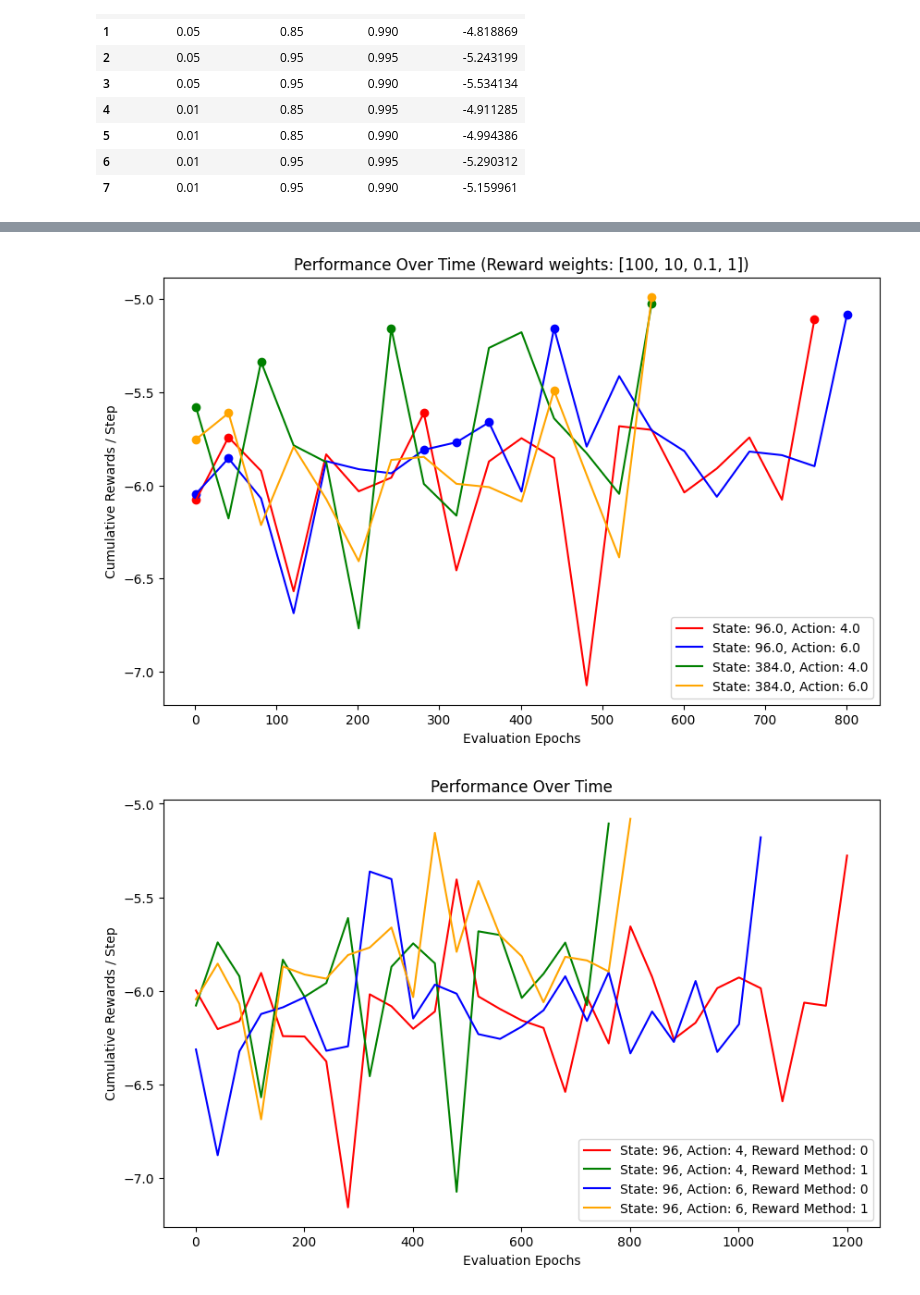
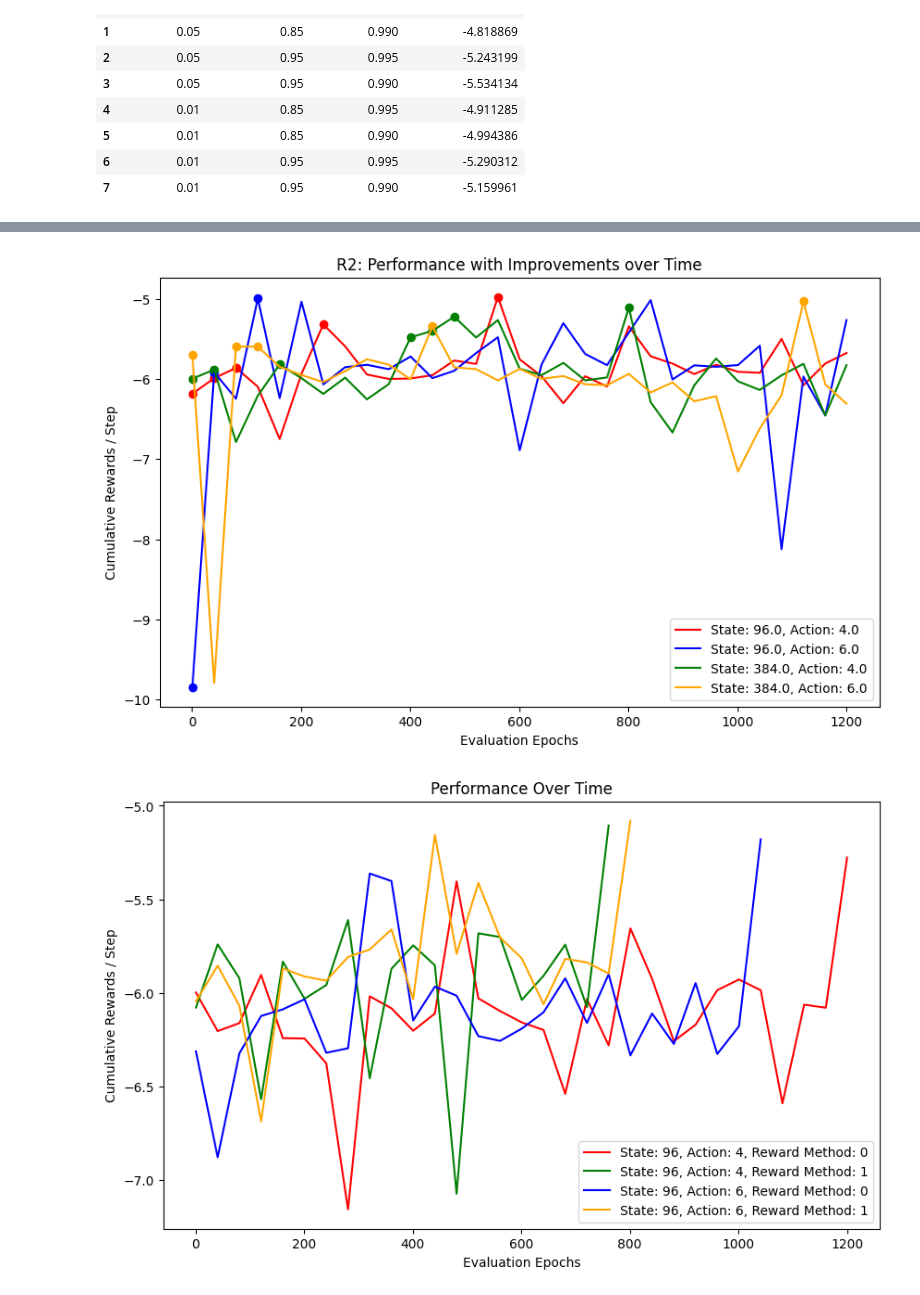
Before and after one commit to shayanshafquat/Group-A9, a Jupyter notebook: results.ipynb, the cells around one changed output, grey strips where cells are left out. Saved outputs shown, nothing was run; the diff lists cells and outputs as text; code cells hidden in the pictures.

Commit message:
results notebook changes

```diff
--- a/results.ipynb
+++ b/results.ipynb
@@ -245,7 +245,7 @@ for action_size in action_sizes:
             cumulative_rewards = data[:, 1]
 
             # Plotting
-            plt.plot(epochs, cumulative_rewards, color=colors[(action_size, r)], label=f"Action: {action_size}, Reward Method: {r}")
+            plt.plot(epochs, cumulative_rewards, color=colors[(action_size, r)], label=f"R{r}: Action size:{action_size}")
 
             # Track and mark improvements, skip the first improvement
             best_so_far = float('-inf')
@@ -309,6 +309,7 @@ import numpy as np
 import pandas as pd
 
 # Assuming best_hyperparams is already defined and loaded
+
 # Define colors for each state-action pair
 colors = {
     (96, 4): 'red',
@@ -322,48 +323,43 @@ reward_methods = [1]
 
 for r in reward_methods:
     plt.figure(figsize=(10, 6))
 
-    # Filter for reward method 0
-    best_hyperparams_reward_0 = best_hyperparams[best_hyperparams['reward_method'] == 1]
+    # Filter for reward method 1 (assuming there was a typo in the comment)
+    best_hyperparams_filtered = best_hyperparams[best_hyperparams['reward_method'] == r]
 
-    for index, row in best_hyperparams_reward_0.iterrows():
+    for index, row in best_hyperparams_filtered.iterrows():
         state_size = row['state_size']
         action_size = row['action_size']
         lr = row['learning_rate']
         df = row['discount_factor']
         ed = row['epsilon_decay']
         best_performance = row['cumulative_rewards_per_step']
 
         # Construct the file name and load the data
-        file_name = f"./Results/q-learning/lr{lr}_df{df}_ed{ed}_{int(state_size)}_{int(action_size)}_1.npy"
+        file_name = f"./Results/q-learning/lr{lr}_df{df}_ed{ed}_{int(state_size)}_{int(action_size)}_{r}.npy"
         data = np.load(file_name)
 
         # Extract epochs and cumulative rewards
         epochs = data[:, 0]
         cumulative_rewards = data[:, 1]
 
-        # Find the epoch where the best performance is first achieved or exceeded
-        target_epoch_index = np.argmax(cumulative_rewards >= best_performance)
-        if cumulative_rewards[target_epoch_index] < best_performance:
-            target_epoch_index = len(epochs) - 1  # Use the full range if the target is not reached
+        # Plot the entire epoch range
+        plt.plot(epochs, cumulative_rewards, color=colors[(state_size, action_size)], label=f"State: {state_size}, Action: {action_size}")
 
-        # Plotting only up to the target_epoch_index
-        plt.plot(epochs[:target_epoch_index + 1], cumulative_rewards[:target_epoch_index + 1], color=colors[(state_size, action_size)], label=f"State: {state_size}, Action: {action_size}")
-
-        # Mark improvements
+        # Mark improvements throughout the entire range
         last_best_performance = float('-inf')
-        for epoch, reward in zip(epochs[:target_epoch_index + 1], cumulative_rewards[:target_epoch_index + 1]):
+        for epoch, reward in zip(epochs, cumulative_rewards):
             if reward > last_best_performance:
                 plt.scatter(epoch, reward, color=colors[(state_size, action_size)], marker='o')
                 last_best_performance = reward
 
     plt.xlabel("Evaluation Epochs")
     plt.ylabel("Cumulative Rewards / Step")
-    plt.title(f"Performance Over Time (Reward weights: [100, 10, 0.1, 1])")
+    plt.title(f"R{r+1}: Performance with Improvements over Time")
     plt.legend()
     plt.show()
 # %% [output]
-[figure, old version]
+[figure, new version]
 # %%
 import matplotlib.pyplot as plt
 import numpy as np
```
Also changed, not shown: parts of 4 cells of this notebook, 2 other files.
